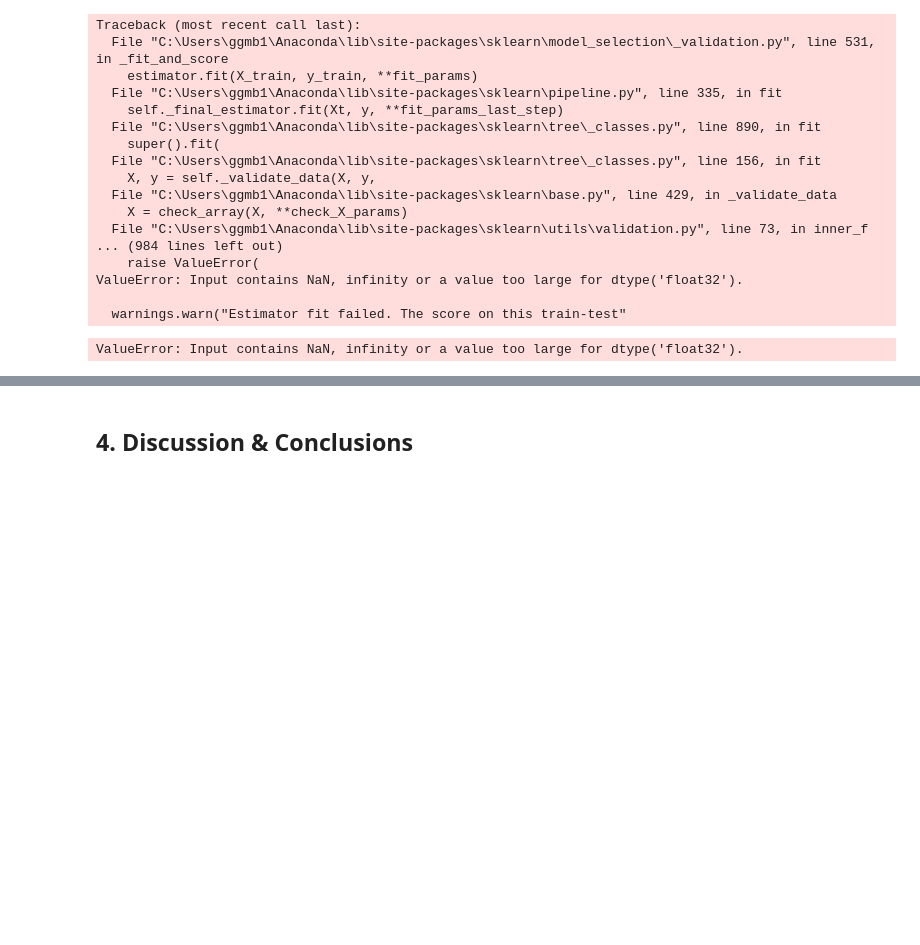
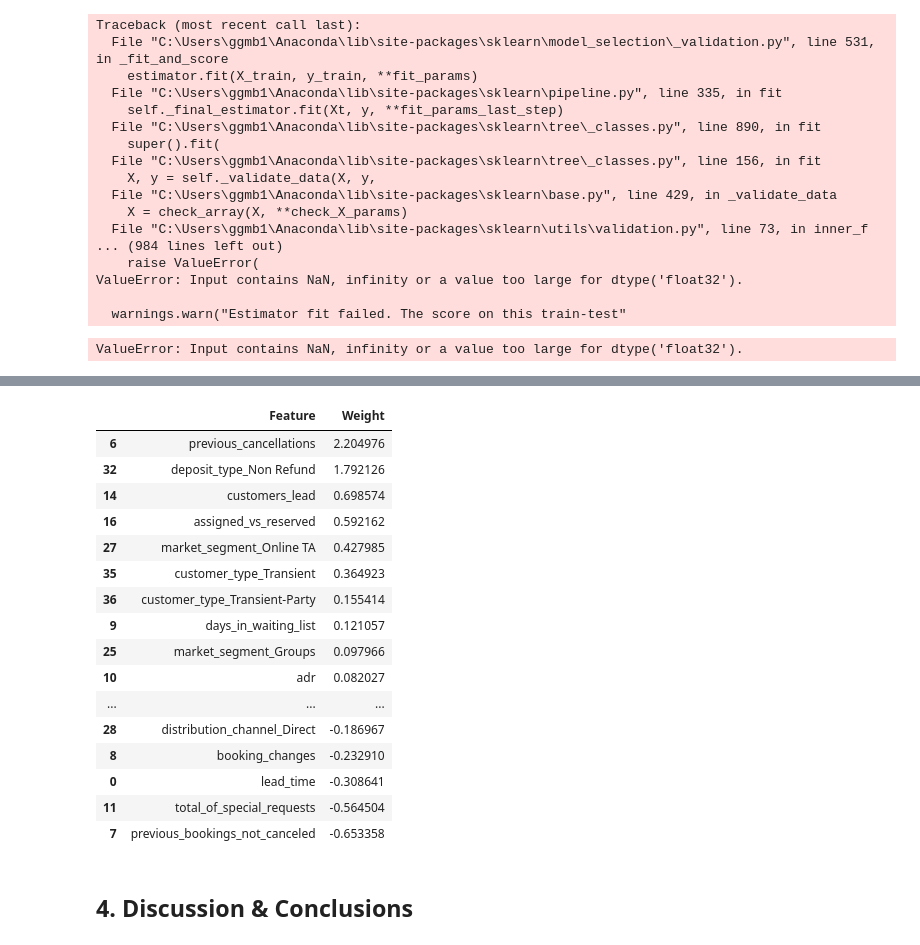
Before and after one commit to abumaz99/MLP-A2, a Jupyter notebook: proj2.ipynb, the cells around one changed output, grey strips where cells are left out. Saved outputs shown, nothing was run; the diff lists cells and outputs as text; code cells hidden in the pictures; blank space fills up the shorter version.

```diff
--- a/proj2.ipynb
+++ b/proj2.ipynb
@@ -355,3 +383,27 @@ sns.heatmap(confusion_matrix(y_train, model.predict(X_train))/len(y_train), anno
+# %%
+# Logistic regression weights
+model_LR_weights = pd.DataFrame({'Feature': X.columns,
+                                 'Weight': model_LR.best_estimator_.named_steps['LogisticRegression'].coef_[0]})
+
+model_LR_weights.sort_values(by='Weight', ascending=False)
+# %% [output]
+|  | Feature | Weight |
+| 6 | previous_cancellations | 2.204976 |
+| 32 | deposit_type_Non Refund | 1.792126 |
+| 14 | customers_lead | 0.698574 |
+| 16 | assigned_vs_reserved | 0.592162 |
+| 27 | market_segment_Online TA | 0.427985 |
+| 35 | customer_type_Transient | 0.364923 |
+| 36 | customer_type_Transient-Party | 0.155414 |
+| 9 | days_in_waiting_list | 0.121057 |
+| 25 | market_segment_Groups | 0.097966 |
+| 10 | adr | 0.082027 |
+| ... | ... | ... |
+| 28 | distribution_channel_Direct | -0.186967 |
+| 8 | booking_changes | -0.232910 |
+| 0 | lead_time | -0.308641 |
+| 11 | total_of_special_requests | -0.564504 |
+| 7 | previous_bookings_not_canceled | -0.653358 |
 # %% [markdown]
 ## 4. Discussion & Conclusions
 # %% [markdown]
```
Also changed, not shown: parts of 16 cells of this notebook.
